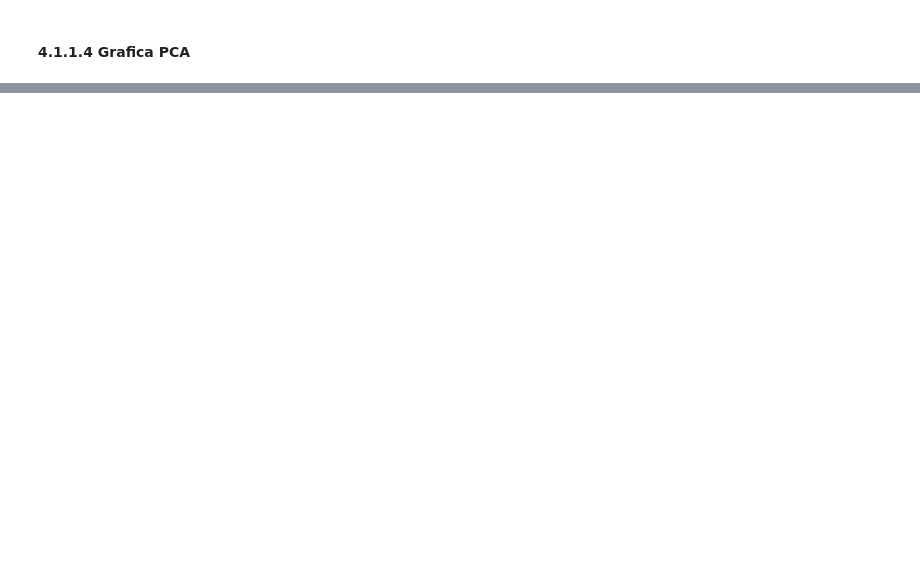
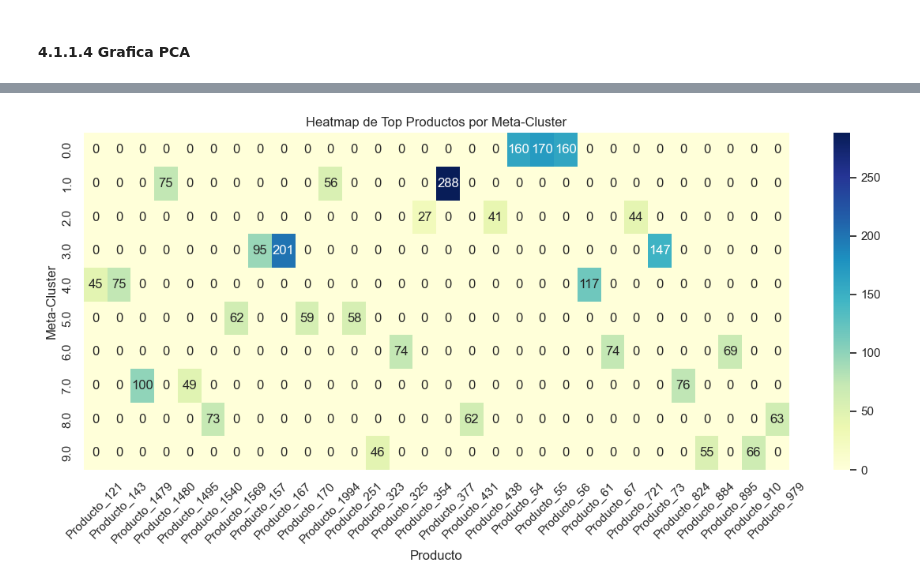
Before and after one commit to VVDataInsights/Reto_Corona, a Jupyter notebook: modeloB2B.ipynb, the cells around one changed output, grey strips where cells are left out. Drawn from its saved outputs; the diff is of its cells as text; code cells hidden in the pictures; blank space fills up the shorter version.

```diff
--- a/modeloB2B.ipynb
+++ b/modeloB2B.ipynb
@@ -1046,0 +1127,3 @@ centroids
+# %%
+top_productos = df_clustered.groupby('meta_cluster')['producto'].value_counts().groupby(level=0).head(3)
+print(top_productos)
@@ -1046,0 +1148,13 @@ centroids
+# %%
+pivot = top_productos.pivot(index="meta_cluster", columns="producto", values="conteo").fillna(0)
+
+plt.figure(figsize=(12, 6))
+sns.heatmap(pivot, annot=True, fmt=".0f", cmap="YlGnBu")
+plt.title("Heatmap de Top Productos por Meta-Cluster")
+plt.xlabel("Producto")
+plt.ylabel("Meta-Cluster")
+plt.xticks(rotation=45)
+plt.tight_layout()
+plt.show()
+# %% [output]
+[figure, added]
```
Also changed, not shown: parts of 32 cells of this notebook.
